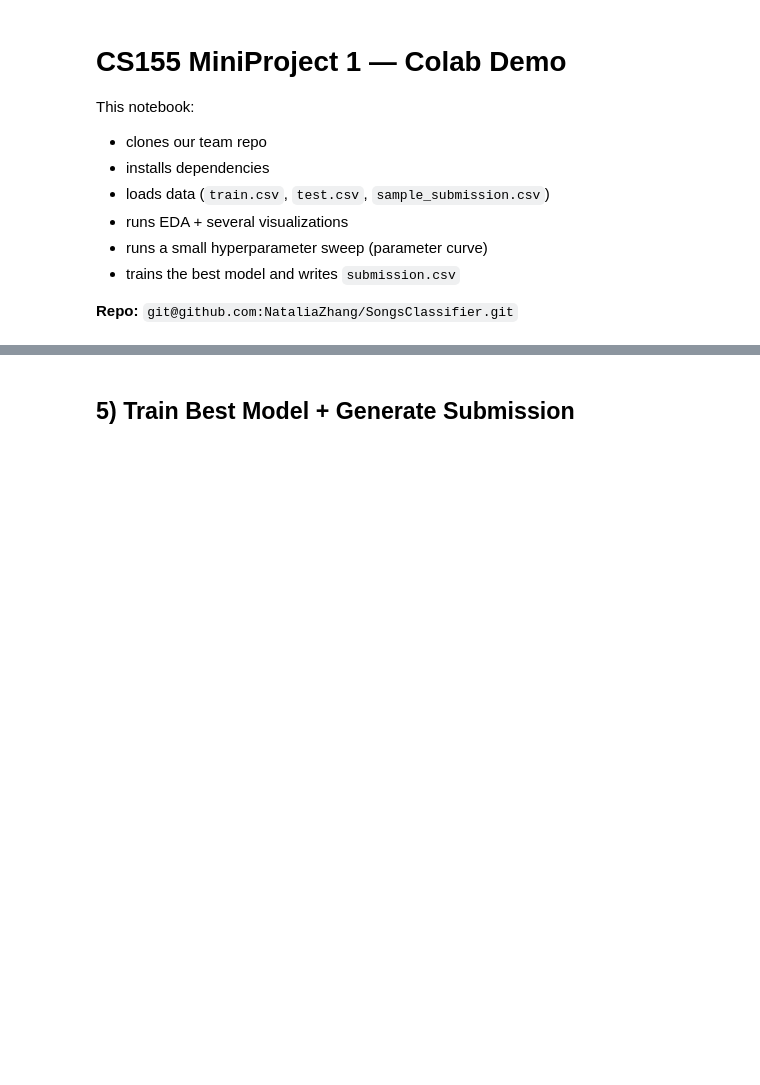
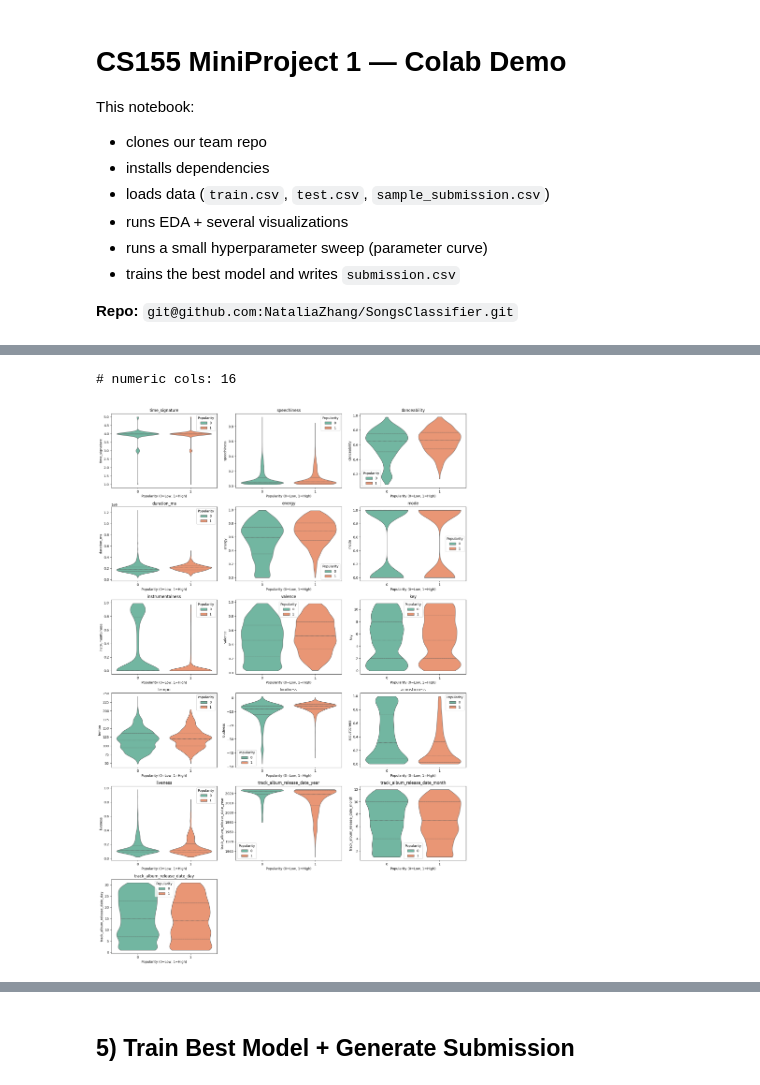
Before and after one commit to NataliaZhang/SongsClassifier, a Jupyter notebook: notebooks/colab_demo.ipynb, the cells around one changed output, grey strips where cells are left out. Saved outputs shown, nothing was run; the diff lists cells and outputs as text; code cells hidden in the pictures; blank space fills up the shorter version.

Commit message:
add explain for data analysis

```diff
--- a/notebooks/colab_demo.ipynb
+++ b/notebooks/colab_demo.ipynb
@@ -96,0 +168,34 @@ plt.show()
+# %%
+# Violin plots split by label
+
+df = X.copy()
+df["Popularity"] = y.astype(int)
+
+num_cols = X.select_dtypes(include=["number", "bool"]).columns.tolist()
+print("# numeric cols:", len(num_cols))
+
+# Violin plots, 3 columns layout (similar to your screenshot)
+cols = 3
+rows = (len(num_cols) + cols - 1) // cols
+
+plt.figure(figsize=(16, 4 * rows))
+for i, c in enumerate(num_cols, 1):
+    ax = plt.subplot(rows, cols, i)
+    sns.violinplot(
+        data=df,
+        x="Popularity",
+        y=c,
+        hue="Popularity",
+        palette="Set2",
+        inner="quartile",   # dashed quartiles like your figure
+        cut=0,
+        linewidth=1,
+        ax=ax,
+    )
+    ax.set_xlabel("Popularity (0=Low, 1=High)")
+    ax.set_title(c)
+plt.tight_layout()
+plt.show()
+# %% [output]
+# numeric cols: 16
+[figure, added]
```
Also changed, not shown: parts of 26 cells of this notebook.
